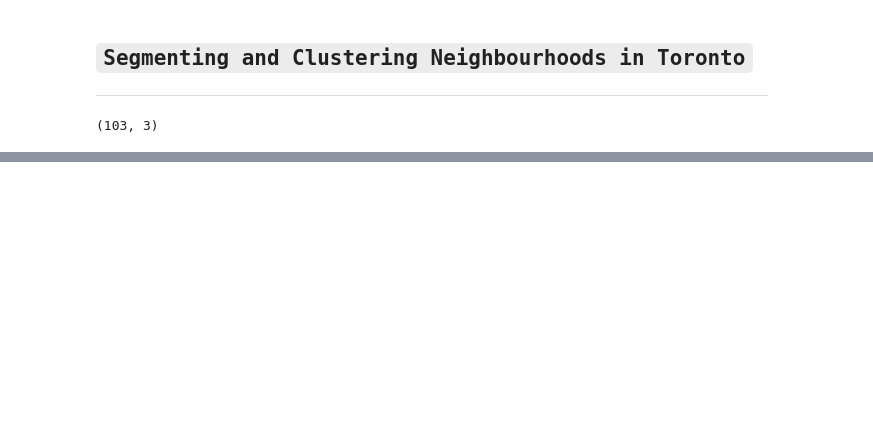
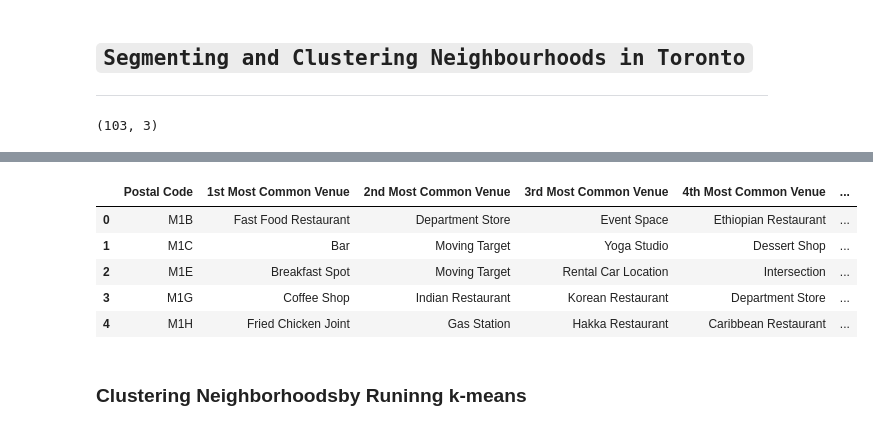
Before and after one commit to Dehyzz/IBM_Capstone, a Jupyter notebook: Clustering_in_Toronto.ipynb, the cells around one changed output, grey strips where cells are left out. Cells and saved outputs as stored; diff of their text form; code cells hidden in the pictures; blank space fills up the shorter version.

```diff
--- a/Clustering_in_Toronto.ipynb
+++ b/Clustering_in_Toronto.ipynb
@@ -24,0 +249,48 @@ df.shape
+# %%
+# num_top_venues = 5
+
+# for hood in grouped['Neighborhood']:
+#     print("----"+hood+"----")
+#     temp = groupedgrouped['Neighborhood'] == hood].T.reset_index()
+#     temp.columns = ['venue','freq']
+#     temp = temp.iloc[1:]
+#     temp['freq'] = temp['freq'].astype(float)
+#     temp = temp.round({'freq': 2})
+#     print(temp.sort_values('freq', ascending=False).reset_index(drop=True).head(num_top_venues))
+#     print('\n')
+import numpy as np
+def return_most_common_venues(row, num_top_venues):
+    row_categories = row.iloc[1:]
+    row_categories_sorted = row_categories.sort_values(ascending=False)
+
+    return row_categories_sorted.index.values[0:num_top_venues]
+
+num_top_venues = 10
+
+indicators = ['st', 'nd', 'rd']
+
+# create columns according to number of top venues
+columns = ['Postal Code']
+for ind in np.arange(num_top_venues):
+    try:
+        columns.append('{}{} Most Common Venue'.format(ind+1, indicators[ind]))
+    except:
+        columns.append('{}th Most Common Venue'.format(ind+1))
+
+# create a new dataframe
+venues_sorted = pd.DataFrame(columns=columns)
+venues_sorted['Postal Code'] = grouped['Postal Code']
+
+for ind in np.arange(grouped.shape[0]):
+    venues_sorted.iloc[ind, 1:] = return_most_common_venues(grouped.iloc[ind, :], num_top_venues)
+
+venues_sorted.head()
+# %% [output]
+|  | Postal Code | 1st Most Common Venue | 2nd Most Common Venue | 3rd Most Common Venue | 4th Most Common Venue | ... |
+| 0 | M1B | Fast Food Restaurant | Department Store | Event Space | Ethiopian Restaurant | ... |
+| 1 | M1C | Bar | Moving Target | Yoga Studio | Dessert Shop | ... |
+| 2 | M1E | Breakfast Spot | Moving Target | Rental Car Location | Intersection | ... |
+| 3 | M1G | Coffee Shop | Indian Restaurant | Korean Restaurant | Department Store | ... |
+| 4 | M1H | Fried Chicken Joint | Gas Station | Hakka Restaurant | Caribbean Restaurant | ... |
+# %% [markdown]
+### Clustering Neighborhoodsby Runinng k-means
```
Also changed, not shown: parts of 14 cells of this notebook.
